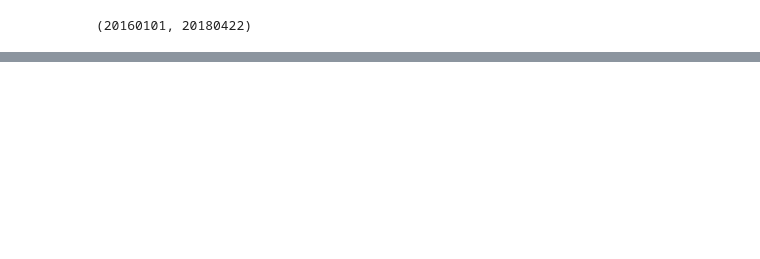
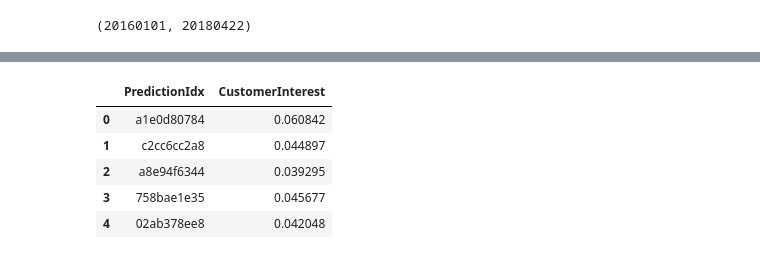
Before and after one commit to Robert-Aduviri/DSG-2018-Qualifiers, a Jupyter notebook: notebooks/robert/RA-19-All-Weeks.ipynb, the cells around one changed output, grey strips where cells are left out. Cells and saved outputs as stored; diff of their text form; code cells hidden in the pictures; blank space fills up the shorter version.

Commit message:
Add all year test

```diff
--- a/notebooks/robert/RA-19-All-Weeks.ipynb
+++ b/notebooks/robert/RA-19-All-Weeks.ipynb
@@ -46,0 +163,6 @@ for w in weeks:
+# %%
+for i, w in enumerate(data_2018[1:]):
+    train, val, test = data_2018[i], w, data_2018[-1]
+    print(train['TradeDateKey'].unique(),
+          val['TradeDateKey'].unique(),
+          test['TradeDateKey'].unique())
@@ -46,0 +186,23 @@ for w in weeks:
+# %%
+%%time
+results = None
+output = []
+for i, w in enumerate(data_2018[1:]):
+    train, val, test = pd.concat(data_2018[:i+1]), w, data_2018[-1]
+    X_train, y_train = train.drop(id_cols + [target_col], axis=1), \
+                       train[target_col]
+    if pred_col in val.columns: # when test acts as validation
+        X_val, y_val = None, None
+    else:
+        X_val, y_val = val.drop(id_cols + [target_col], axis=1), \
+                       val[target_col]
+    X_test = test.drop(id_cols + [target_col, pred_col], axis=1)
+
+    y_test, _, results, model = run_model(
+            LGBMClassifier(n_estimators=400),
+            X_train, y_train, X_val, y_val, X_test,
+            metric_names, results,
+            params_desc='n_estimators=120',
+            dataset_desc=f'{data_2018[i]}_diffcounts',
+            early_stopping_rounds=30)
+    output.append([y_test, model])
@@ -46,0 +254,2 @@ for w in weeks:
+# %%
+test[target_col] = output[-1][0]
@@ -46,0 +258,4 @@ for w in weeks:
+# %%
+submission = pd.read_csv(RAW/'sample_submission.csv', low_memory=False)
+submission = pd.merge(submission[['PredictionIdx']], test[['PredictionIdx', target_col]],
+                      how='left', on='PredictionIdx')
@@ -46,0 +274,9 @@ for w in weeks:
+# %%
+submission.head()
+# %% [output]
+|  | PredictionIdx | CustomerInterest |
+| 0 | a1e0d80784 | 0.060842 |
+| 1 | c2cc6cc2a8 | 0.044897 |
+| 2 | a8e94f6344 | 0.039295 |
+| 3 | 758bae1e35 | 0.045677 |
+| 4 | 02ab378ee8 | 0.042048 |
```
Also changed, not shown: parts of 32 cells of this notebook, 1 other file.
